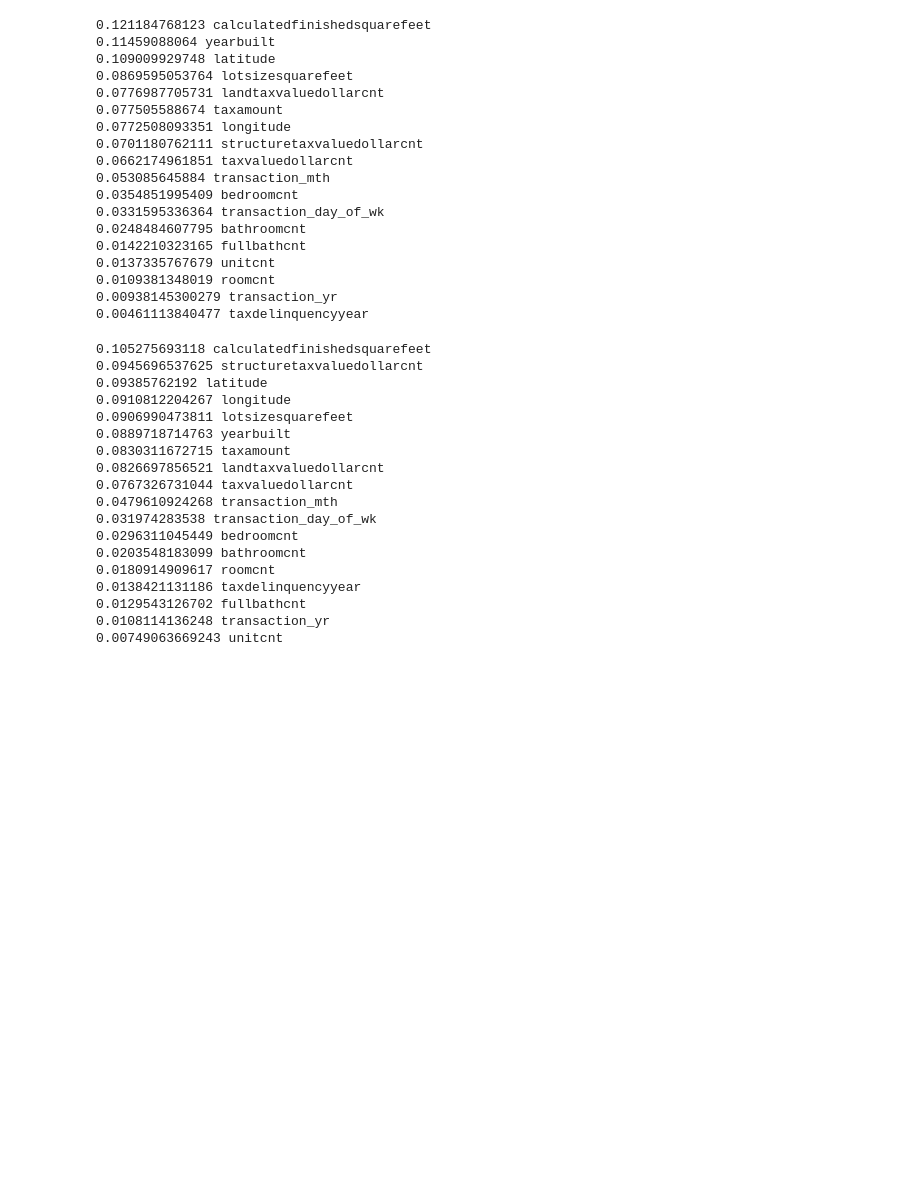
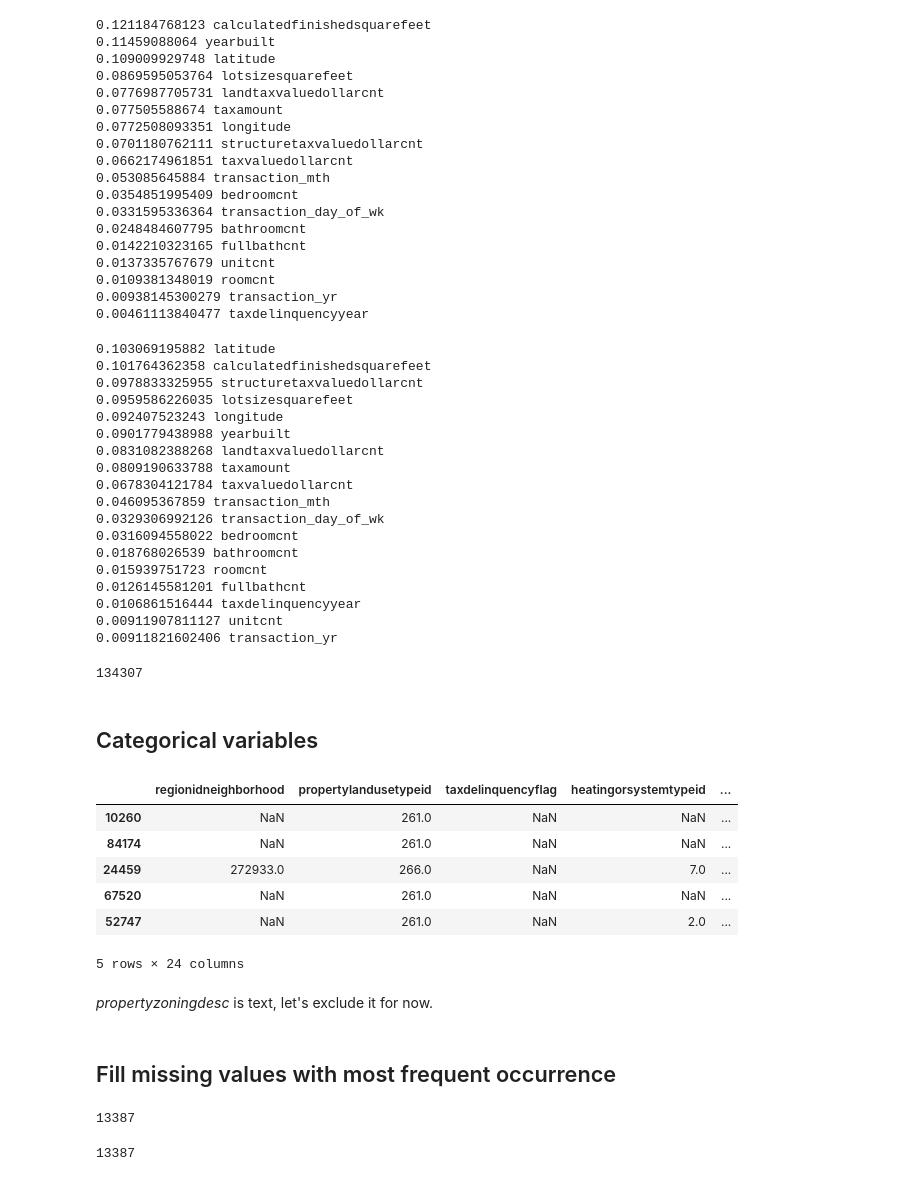
Before and after one commit to eschoenbrun/Zillow_Kaggle, a Jupyter notebook: exploratory_data_analysis-feature-importance.ipynb, the cells around one changed output. Saved outputs shown, nothing was run; the diff lists cells and outputs as text; code cells hidden in the pictures; blank space fills up the shorter version.

```diff
--- a/exploratory_data_analysis-feature-importance.ipynb
+++ b/exploratory_data_analysis-feature-importance.ipynb
@@ -178,7 +189,7 @@ categorical_cols = list(set(train.columns) - set(numeric_cols))
 # %% [markdown]
 ## Sample
 # %%
-train = train.sample(frac=0.01)
+train = train.sample(frac=0.1)
 # %% [markdown]
 ## Feature importance on Numeric Columns
 # %%
@@ -233,21 +244,25 @@ for numeric_feature, score in sorted(zip(rf_feat.feature_importances_,X_train.co
 for numeric_feature, score in sorted(zip(rf_feat.feature_importances_,X_train.columns),reverse=True):
     print(numeric_feature, score)
 # %% [output]
-0.105275693118 calculatedfinishedsquarefeet
-0.0945696537625 structuretaxvaluedollarcnt
-0.09385762192 latitude
-0.0910812204267 longitude
-0.0906990473811 lotsizesquarefeet
-0.0889718714763 yearbuilt
-0.0830311672715 taxamount
-0.0826697856521 landtaxvaluedollarcnt
-0.0767326731044 taxvaluedollarcnt
-0.0479610924268 transaction_mth
-0.031974283538 transaction_day_of_wk
-0.0296311045449 bedroomcnt
-0.0203548183099 bathroomcnt
-0.0180914909617 roomcnt
-0.0138421131186 taxdelinquencyyear
-0.0129543126702 fullbathcnt
-0.0108114136248 transaction_yr
-0.00749063669243 unitcnt
+0.103069195882 latitude
+0.101764362358 calculatedfinishedsquarefeet
+0.0978833325955 structuretaxvaluedollarcnt
+0.0959586226035 lotsizesquarefeet
+0.092407523243 longitude
+0.0901779438988 yearbuilt
+0.0831082388268 landtaxvaluedollarcnt
+0.0809190633788 taxamount
+0.0678304121784 taxvaluedollarcnt
+0.046095367859 transaction_mth
+0.0329306992126 transaction_day_of_wk
+0.0316094558022 bedroomcnt
+0.018768026539 bathroomcnt
+0.015939751723 roomcnt
+0.0126145581201 fullbathcnt
+0.0106861516444 taxdelinquencyyear
+0.00911907811127 unitcnt
+0.00911821602406 transaction_yr
+# %%
+len(train)
+# %% [output]
+134307
@@ -253,0 +273,14 @@ for numeric_feature, score in sorted(zip(rf_feat.feature_importances_,X_train.co
+# %% [markdown]
+## Categorical variables
+# %%
+train[categorical_cols].head()
+# %% [output]
+|  | regionidneighborhood | propertylandusetypeid | taxdelinquencyflag | heatingorsystemtypeid | ... |
+| 10260 | NaN | 261.0 | NaN | NaN | ... |
+| 84174 | NaN | 261.0 | NaN | NaN | ... |
+| 24459 | 272933.0 | 266.0 | NaN | 7.0 | ... |
+| 67520 | NaN | 261.0 | NaN | NaN | ... |
+| 52747 | NaN | 261.0 | NaN | 2.0 | ... |
+5 rows × 24 columns
+# %% [markdown]
+*propertyzoningdesc* is text, let's exclude it for now.
@@ -253,0 +289,10 @@ for numeric_feature, score in sorted(zip(rf_feat.feature_importances_,X_train.co
+# %% [markdown]
+## Fill missing values with most frequent occurrence
+# %%
+train['fireplaceflag'].isnull().sum()
+# %% [output]
+13387
+# %%
+train['fireplaceflag'].isnull().sum()
+# %% [output]
+13387
```
Also changed, not shown: parts of 28 cells of this notebook.
